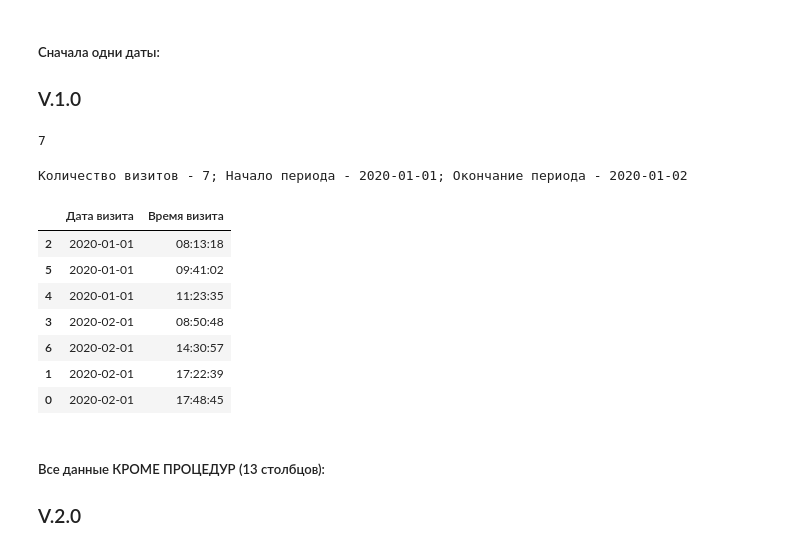
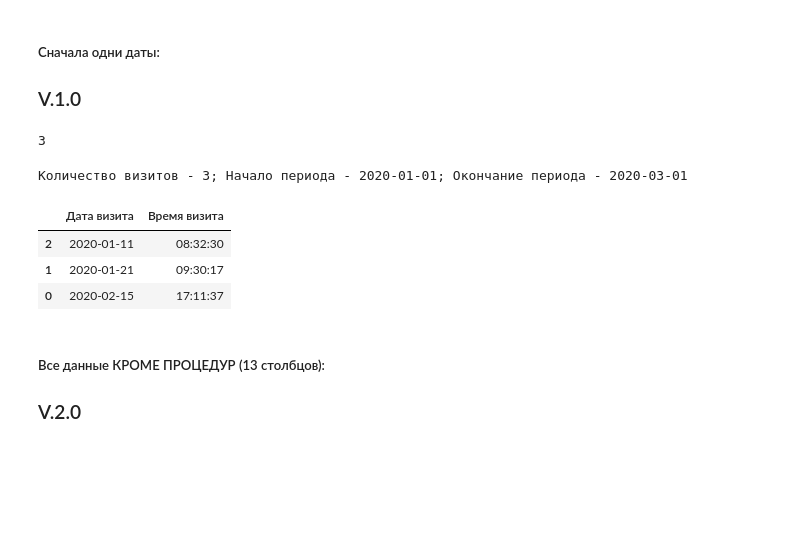
Before and after one commit to ayaweb7/beauty_salon, a Jupyter notebook: beauty_analytics.ipynb, the cells around one changed output. Saved outputs shown, nothing was run; the diff lists cells and outputs as text; code cells hidden in the pictures; blank space fills up the shorter version.

```diff
--- a/beauty_analytics.ipynb
+++ b/beauty_analytics.ipynb
@@ -724,56 +800,52 @@ income
 ##### Сначала одни даты:
 ### V.1.0
 # %%
-number_of_visits = random.randint(3, 10)
-number_of_visits
+number_of_visits_1 = random.randint(3, 10)
+number_of_visits_1
 # %% [output]
-7
+3
 # %%
 # Сформируем список из случайных дат:
 # number_of_visits = random.randint(3, 10)
 dates_of_visits = []
 
 start_date = datetime(2020, 1, 1)
-end_date = datetime(2020, 1, 2)
+end_date = datetime(2020, 3, 1)
 
-while len(dates_of_visits) < number_of_visits:
+while len(dates_of_visits) < number_of_visits_1:
 
 # Используем ранее объявленные функции для генерации даты и времени:
     date_of_visits = random_date_1(start_date, end_date)
     time_of_visits = random_time()
 
 #     department = random.choice(departments)
 #     position = random.choice(positions)
 #     salary = random.randint(90000, 280000)
 
 
 #     dates_of_visits.append([date_of_visits, surname, department, position, salary])
     dates_of_visits.append([date_of_visits, time_of_visits])
 
 
-print('Количество визитов - {}; Начало периода - {}; Окончание периода - {}'.format(number_of_visits,
+print('Количество визитов - {}; Начало периода - {}; Окончание периода - {}'.format(number_of_visits_1,
                                                                                     start_date.date(),
                                                                                     end_date.date()))
 
 # создаем и выводим DataFrame с данными о сотрудниках
 form = pd.DataFrame(dates_of_visits, columns=['Дата визита', 'Время визита'])
-form['Дата визита'] = pd.to_datetime(form['Дата визита'])
+form['Дата визита'] = pd.to_datetime(form['Дата визита'], dayfirst=True )
 
 # сортируем данные по столбцу 'Дата визита'
 form = form.sort_values(['Дата визита', 'Время визита'], ascending=[True, True])
 # print(form)
 
 form
 # %% [output]
-Количество визитов - 7; Начало периода - 2020-01-01; Окончание периода - 2020-01-02
+Количество визитов - 3; Начало периода - 2020-01-01; Окончание периода - 2020-03-01
 |  | Дата визита | Время визита |
-| 2 | 2020-01-01 | 08:13:18 |
-| 5 | 2020-01-01 | 09:41:02 |
-| 4 | 2020-01-01 | 11:23:35 |
-| 3 | 2020-02-01 | 08:50:48 |
-| 6 | 2020-02-01 | 14:30:57 |
-| 1 | 2020-02-01 | 17:22:39 |
-| 0 | 2020-02-01 | 17:48:45 |
+| 2 | 2020-01-11 | 08:32:30 |
+| 1 | 2020-01-21 | 09:30:17 |
+| 0 | 2020-02-15 | 17:11:37 |
 # %% [markdown]
 ##### Все  данные КРОМЕ ПРОЦЕДУР (13 столбцов):
 ### V.2.0
```
Also changed, not shown: parts of 59 cells of this notebook, 3 other files.
